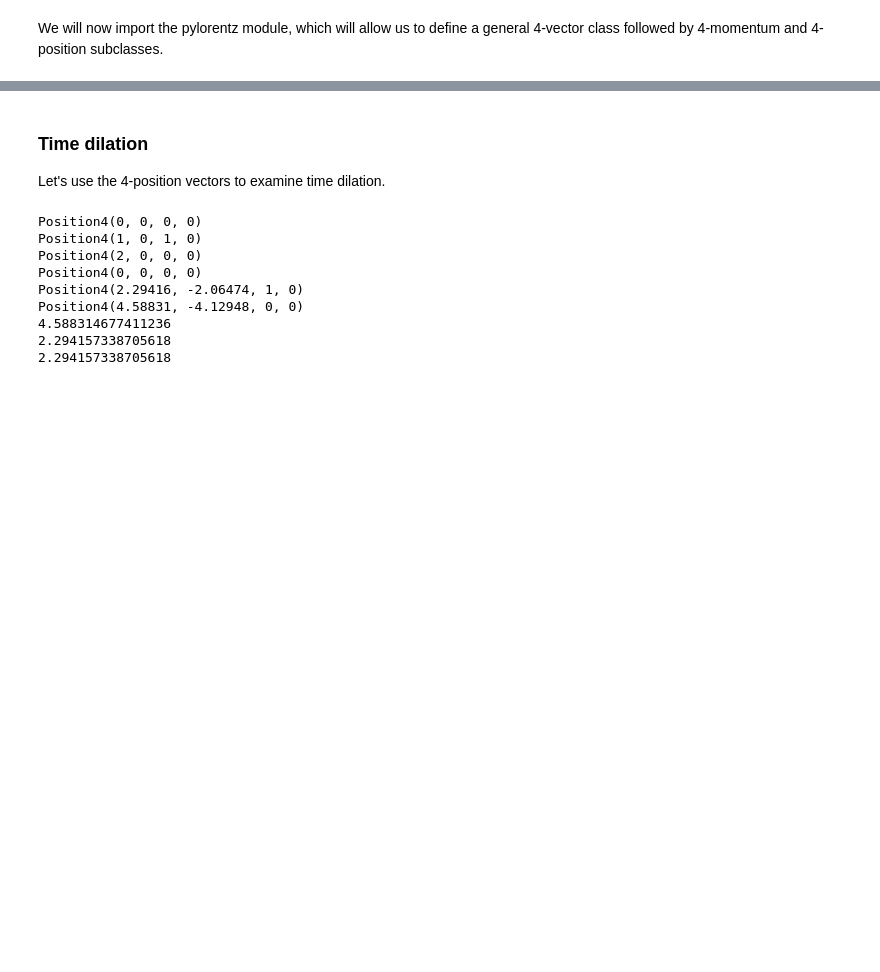
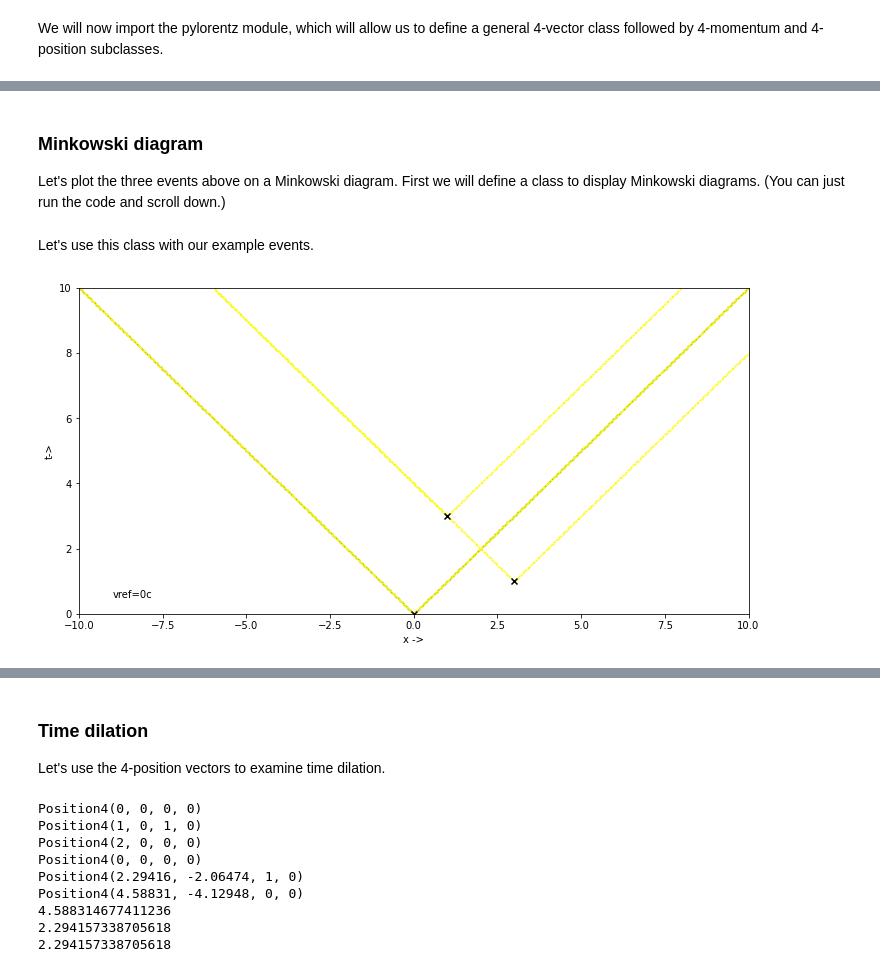
Before and after one commit to mealworm/PHYS3007, a Jupyter notebook: Lorentz.ipynb, the cells around one changed output, grey strips where cells are left out. Cells and saved outputs as stored; diff of their text form; code cells hidden in the pictures; blank space fills up the shorter version.

Commit message:
Added space-time separation and Minkowski diagrams

```diff
--- a/Lorentz.ipynb
+++ b/Lorentz.ipynb
@@ -34,0 +98,3 @@ from pylorentz import Position4, Momentum4
+# %% [markdown]
+### Minkowski diagram
+Let's plot the three events above on a Minkowski diagram. First we will define a class to display Minkowski diagrams. (You can just run the code and scroll down.)
@@ -34,0 +222,10 @@ from pylorentz import Position4, Momentum4
+# %% [markdown]
+Let's use this class with our example events.
+# %%
+M=Minkowski_diagram()
+M.define_lightcircle(0,0,'#fbfb00')
+M.define_lightcircle(1,3,'#fbfb00')
+M.define_lightcircle(3,1,'#fbfb00')
+M.show()
+# %% [output]
+[figure, added]
```
Also changed, not shown: parts of 69 cells of this notebook.
